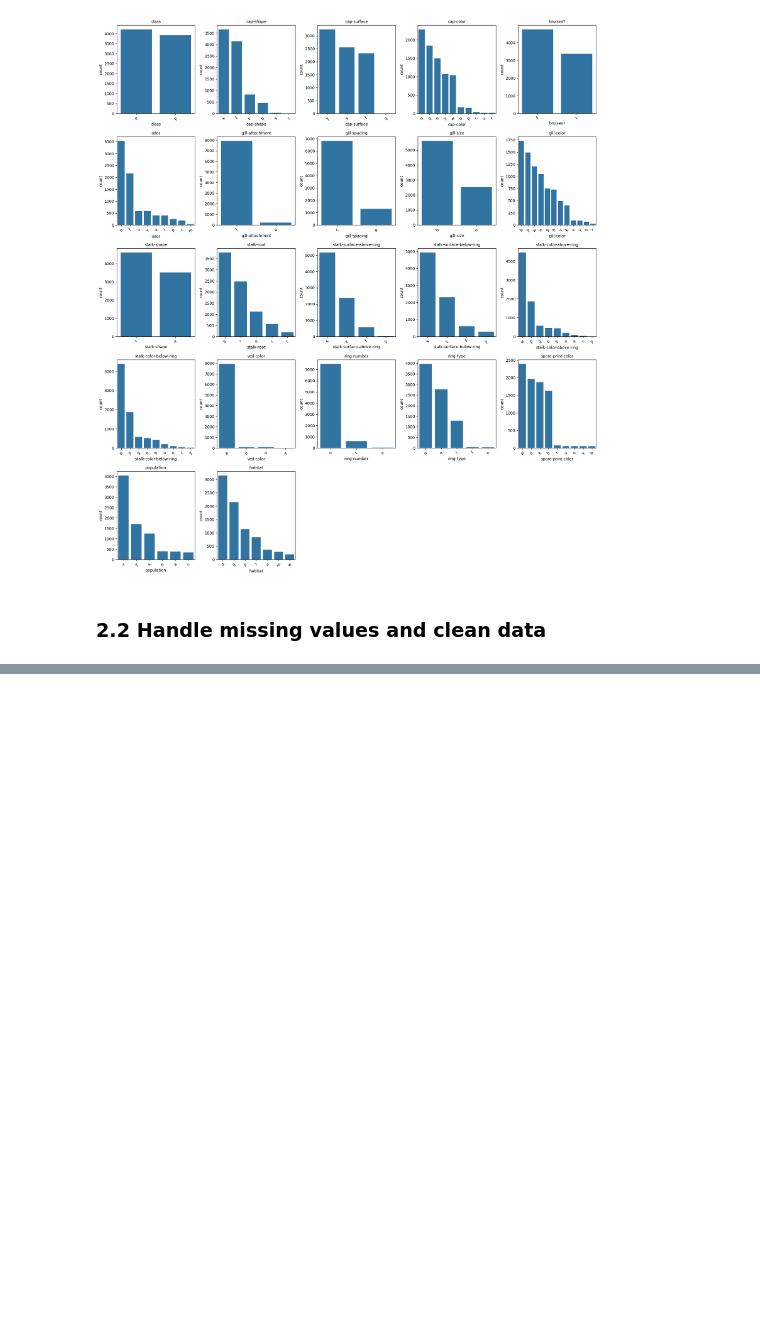
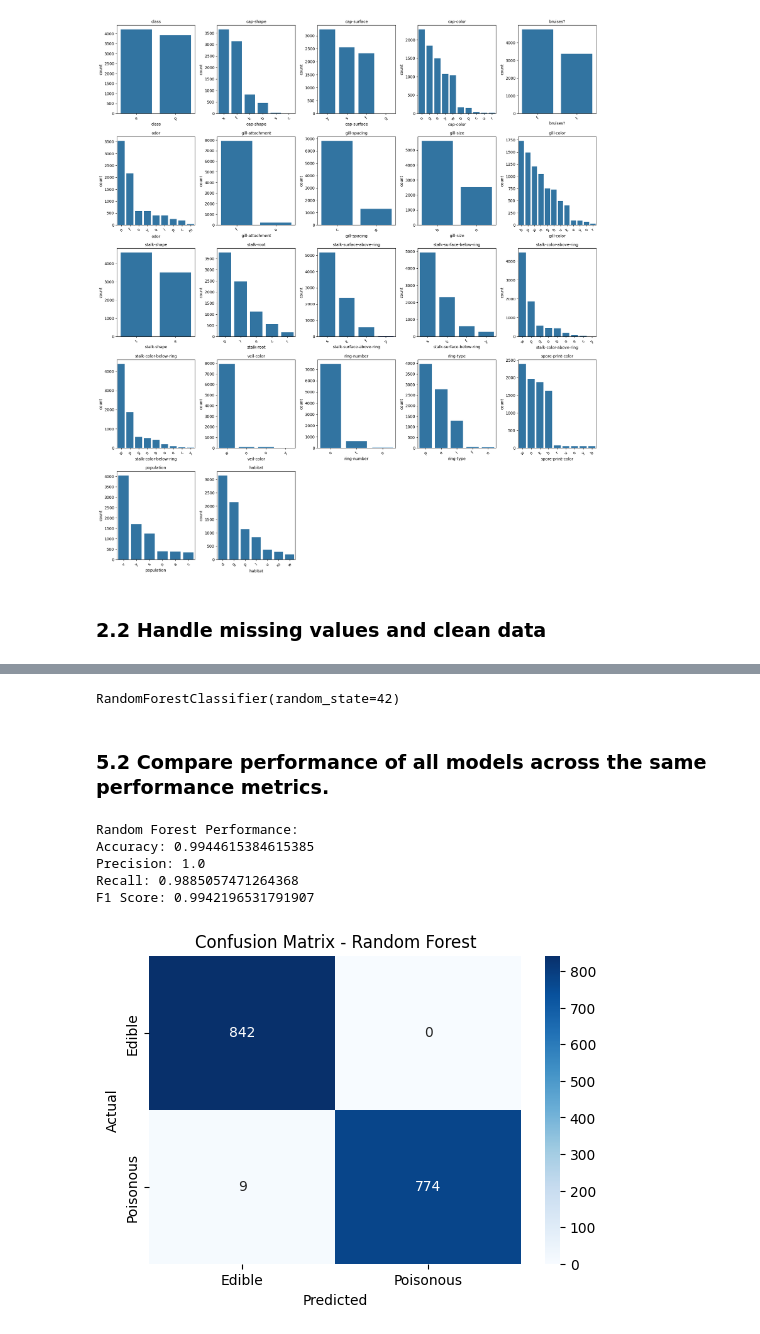
Before and after one commit to ryankrabbe/ml_classification_krabbe, a Jupyter notebook: classification_krabbe.ipynb, the cells around one changed output, grey strips where cells are left out. Saved outputs shown, nothing was run; the diff lists cells and outputs as text; code cells hidden in the pictures; blank space fills up the shorter version.

```diff
--- a/classification_krabbe.ipynb
+++ b/classification_krabbe.ipynb
@@ -209,0 +310,36 @@ print(df.head())
+# %%
+from sklearn.ensemble import RandomForestClassifier
+
+# Train Random Forest
+rf_model = RandomForestClassifier(random_state=42)
+rf_model.fit(X_train, y_train)
+# %% [output]
+RandomForestClassifier(random_state=42)
+# %% [markdown]
+### 5.2 Compare performance of all models across the same performance metrics.
+# %%
+# Make Predictions
+y_rf_model_pred = rf_model.predict(X_test)
+
+# Print performance
+print("Random Forest Performance:")
+print("Accuracy:", accuracy_score(y_test, y_rf_model_pred))
+print("Precision:", precision_score(y_test, y_rf_model_pred))
+print("Recall:", recall_score(y_test, y_rf_model_pred))
+print("F1 Score:", f1_score(y_test, y_rf_model_pred))
+
+# Plot Heatmap
+cm_rf = confusion_matrix(y_test, y_rf_model_pred)
+plt.figure(figsize=(6, 4))
+sns.heatmap(cm_rf, annot=True, fmt='d', cmap='Blues', xticklabels=['Edible', 'Poisonous'], yticklabels=['Edible', 'Poisonous'])
+plt.xlabel('Predicted')
+plt.ylabel('Actual')
+plt.title('Confusion Matrix - Random Forest')
+plt.show()
+# %% [output]
+Random Forest Performance:
+Accuracy: 0.9944615384615385
+Precision: 1.0
+Recall: 0.9885057471264368
+F1 Score: 0.9942196531791907
+[figure, added]
```
Also changed, not shown: parts of 22 cells of this notebook.
